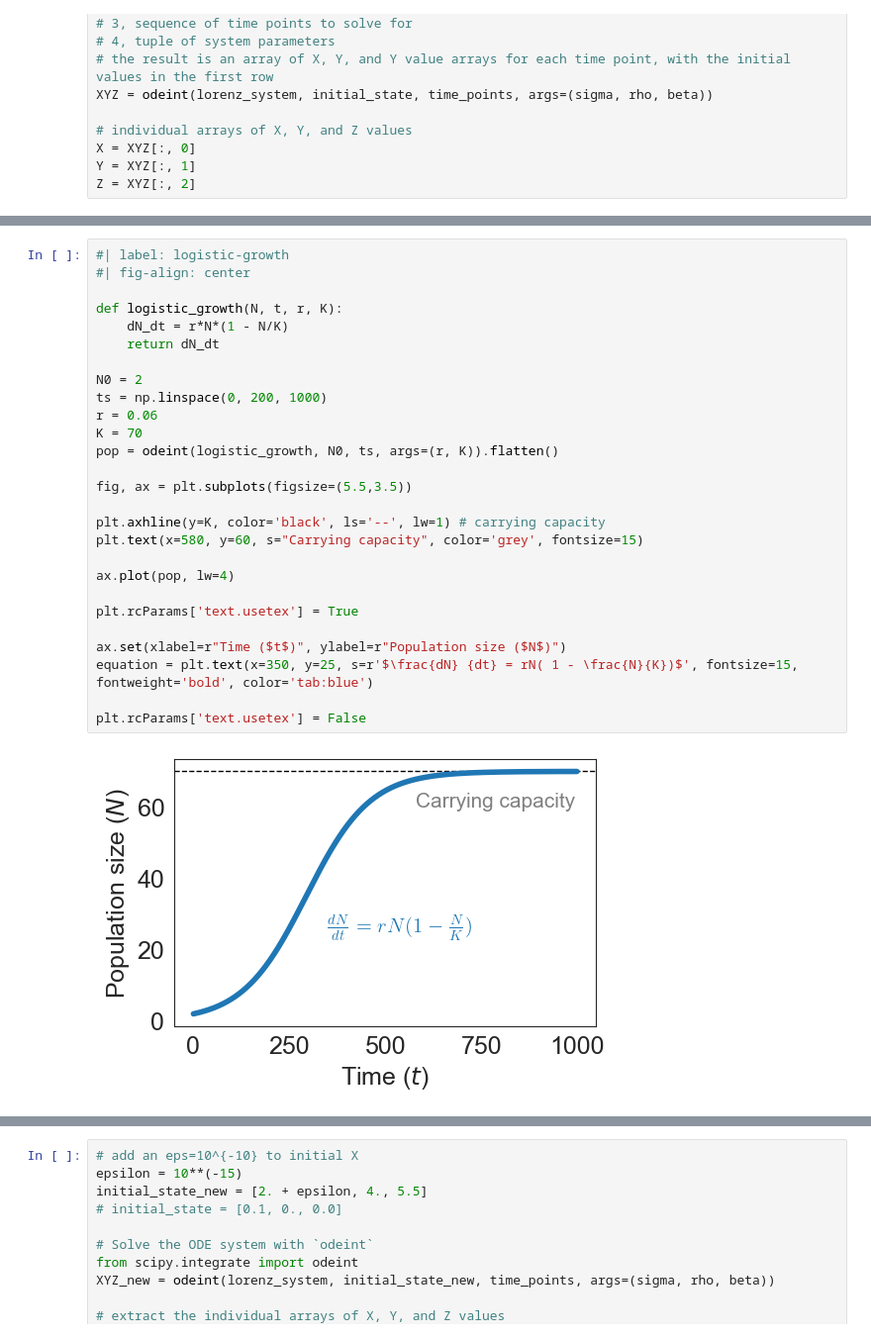
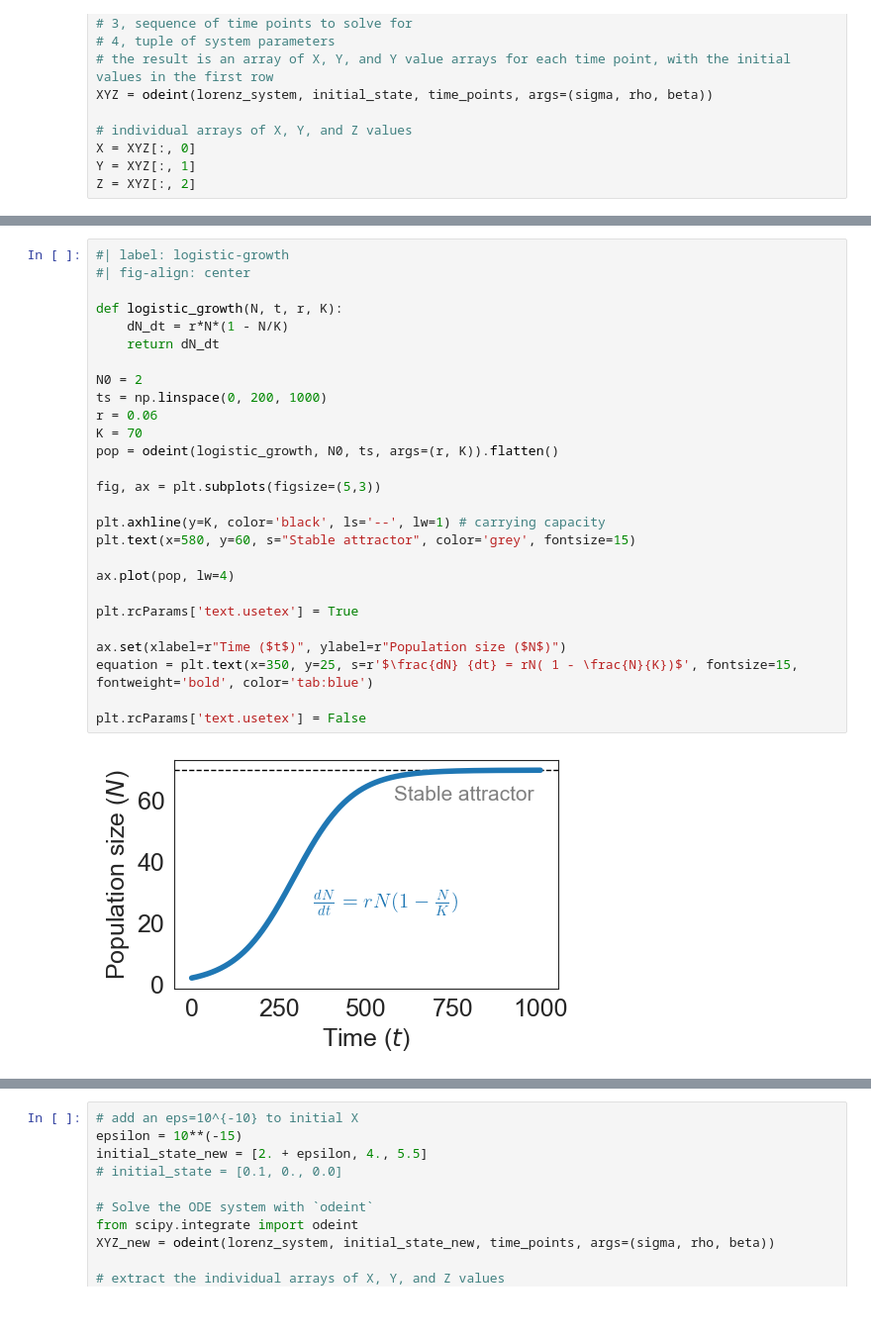
Before and after one commit to singuyenmai/singuyenmai.github.io, a Jupyter notebook: workshop/lorenz_attractor/lorenz_system.ipynb, the cells around one changed output, grey strips where cells are left out. Shown at 99% size. Saved outputs shown, nothing was run; the diff lists cells and outputs as text; blank space fills up the shorter version.

```diff
--- a/workshop/lorenz_attractor/lorenz_system.ipynb
+++ b/workshop/lorenz_attractor/lorenz_system.ipynb
@@ -231,29 +231,29 @@ ignored = ax[2].set_xlabel("Time")
 # %%
 #| label: logistic-growth
 #| fig-align: center
 
 def logistic_growth(N, t, r, K):
     dN_dt = r*N*(1 - N/K)
     return dN_dt
 
 N0 = 2
 ts = np.linspace(0, 200, 1000)
 r = 0.06
 K = 70
 pop = odeint(logistic_growth, N0, ts, args=(r, K)).flatten()
 
-fig, ax = plt.subplots(figsize=(5.5,3.5))
+fig, ax = plt.subplots(figsize=(5,3))
 
 plt.axhline(y=K, color='black', ls='--', lw=1) # carrying capacity
-plt.text(x=580, y=60, s="Carrying capacity", color='grey', fontsize=15)
+plt.text(x=580, y=60, s="Stable attractor", color='grey', fontsize=15)
 
 ax.plot(pop, lw=4)
 
 plt.rcParams['text.usetex'] = True
 
 ax.set(xlabel=r"Time ($t$)", ylabel=r"Population size ($N$)")
 equation = plt.text(x=350, y=25, s=r'$\frac{dN} {dt} = rN( 1 - \frac{N}{K})$', fontsize=15, fontweight='bold', color='tab:blue')
 
 plt.rcParams['text.usetex'] = False
 # %% [output]
-[figure, old version]
+[figure, new version]
```
Also changed, not shown: parts of 4 cells of this notebook, 3 other files.
